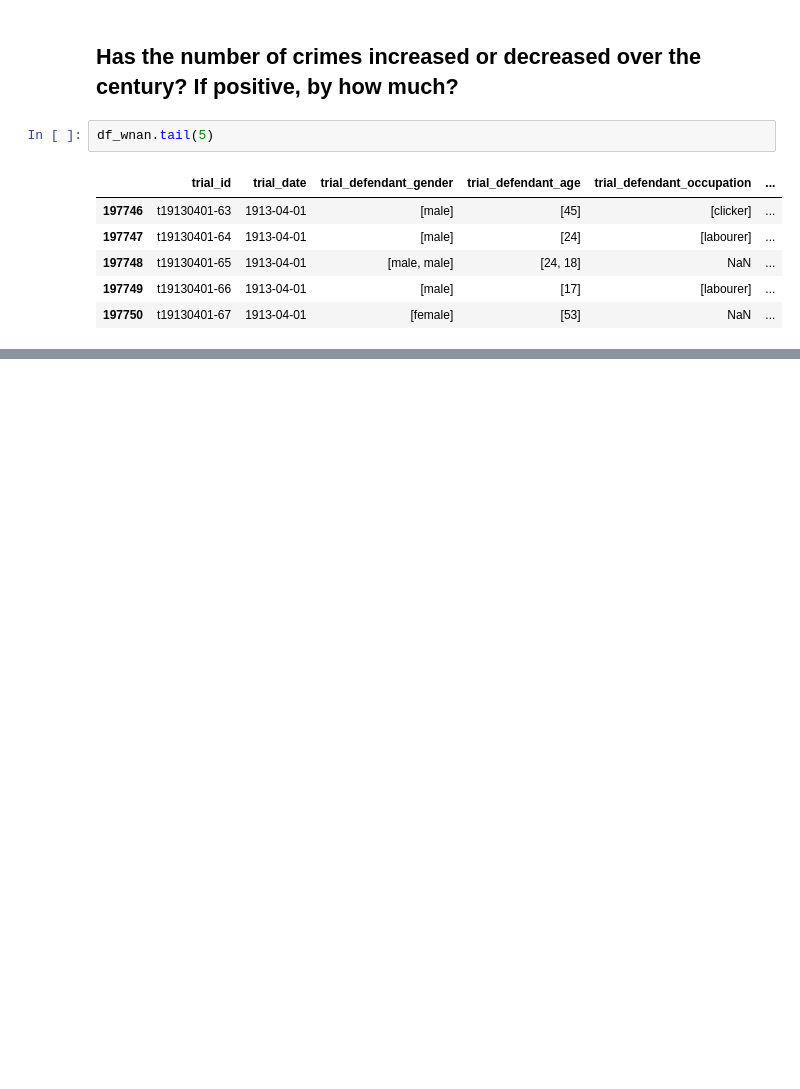
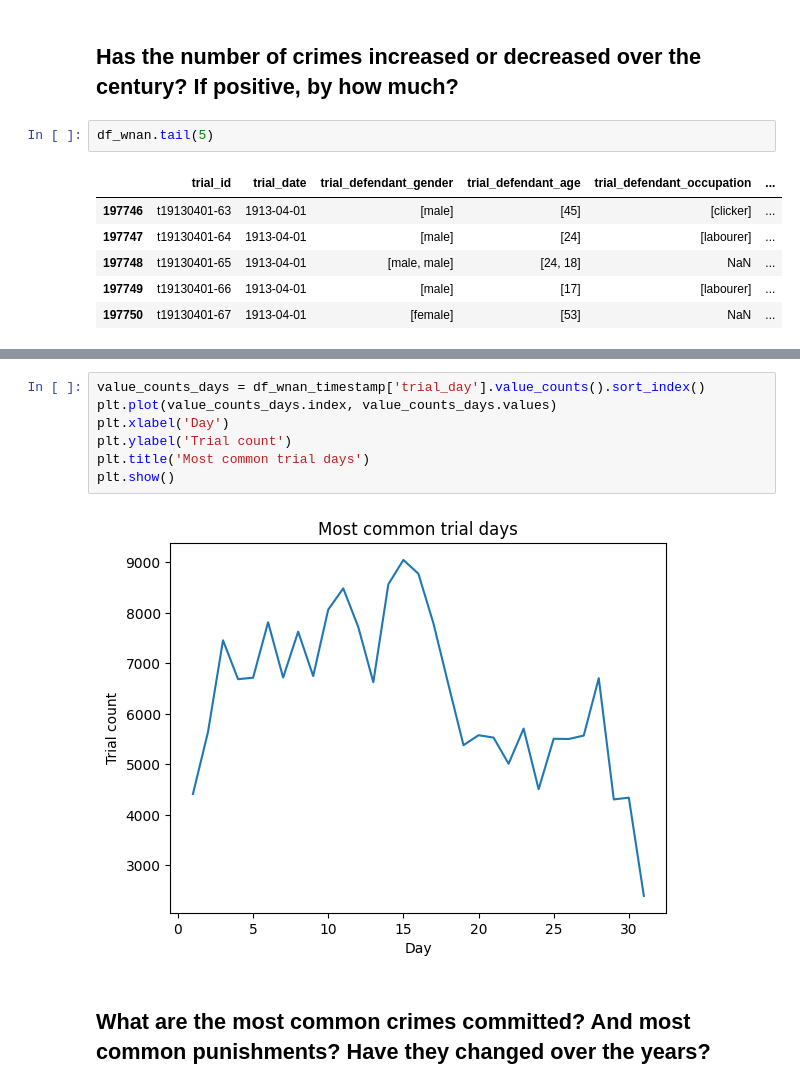
Before and after one commit to isabelabuzzo/Old-Bailey-Trails-Analysis, a Jupyter notebook: 1_Intro.ipynb, the cells around one changed output, grey strips where cells are left out. Drawn from its saved outputs; the diff is of its cells as text; blank space fills up the shorter version.

```diff
--- a/1_Intro.ipynb
+++ b/1_Intro.ipynb
@@ -332,0 +271,11 @@ plt.show()
+# %%
+value_counts_days = df_wnan_timestamp['trial_day'].value_counts().sort_index()
+plt.plot(value_counts_days.index, value_counts_days.values)
+plt.xlabel('Day')
+plt.ylabel('Trial count')
+plt.title('Most common trial days')
+plt.show()
+# %% [output]
+[figure, added]
+# %% [markdown]
+## What are the most common crimes committed? And most common punishments? Have they changed over the years?
```
Also changed, not shown: parts of 60 cells of this notebook, 1 other file.
